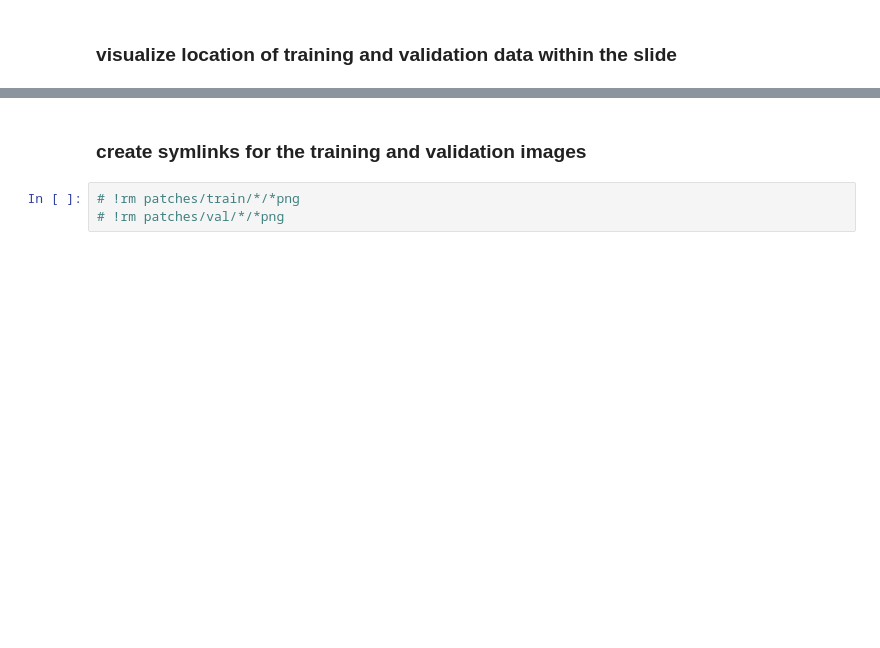
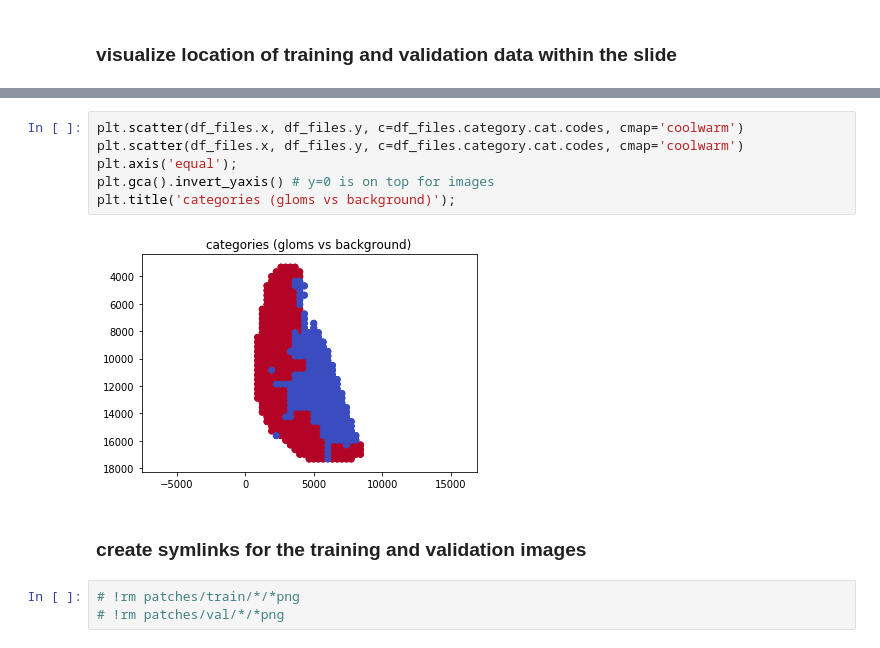
Before and after one commit to DSLituiev/slideslicer, a Jupyter notebook: notebooks/demo-read-slide.ipynb, the cells around one changed output, grey strips where cells are left out. Cells and saved outputs as stored; diff of their text form; blank space fills up the shorter version.

```diff
--- a/notebooks/demo-read-slide.ipynb
+++ b/notebooks/demo-read-slide.ipynb
@@ -481,3 +525,11 @@ plt.gca().invert_yaxis() # y=0 is on top for images
+# %%
+plt.scatter(df_files.x, df_files.y, c=df_files.category.cat.codes, cmap='coolwarm')
+plt.scatter(df_files.x, df_files.y, c=df_files.category.cat.codes, cmap='coolwarm')
+plt.axis('equal');
+plt.gca().invert_yaxis() # y=0 is on top for images
+plt.title('categories (gloms vs background)');
+# %% [output]
+[figure, added]
 # %% [markdown]
 ### create symlinks for the training and validation images
 # %%
```
Also changed, not shown: parts of 28 cells of this notebook, 1 other file.
